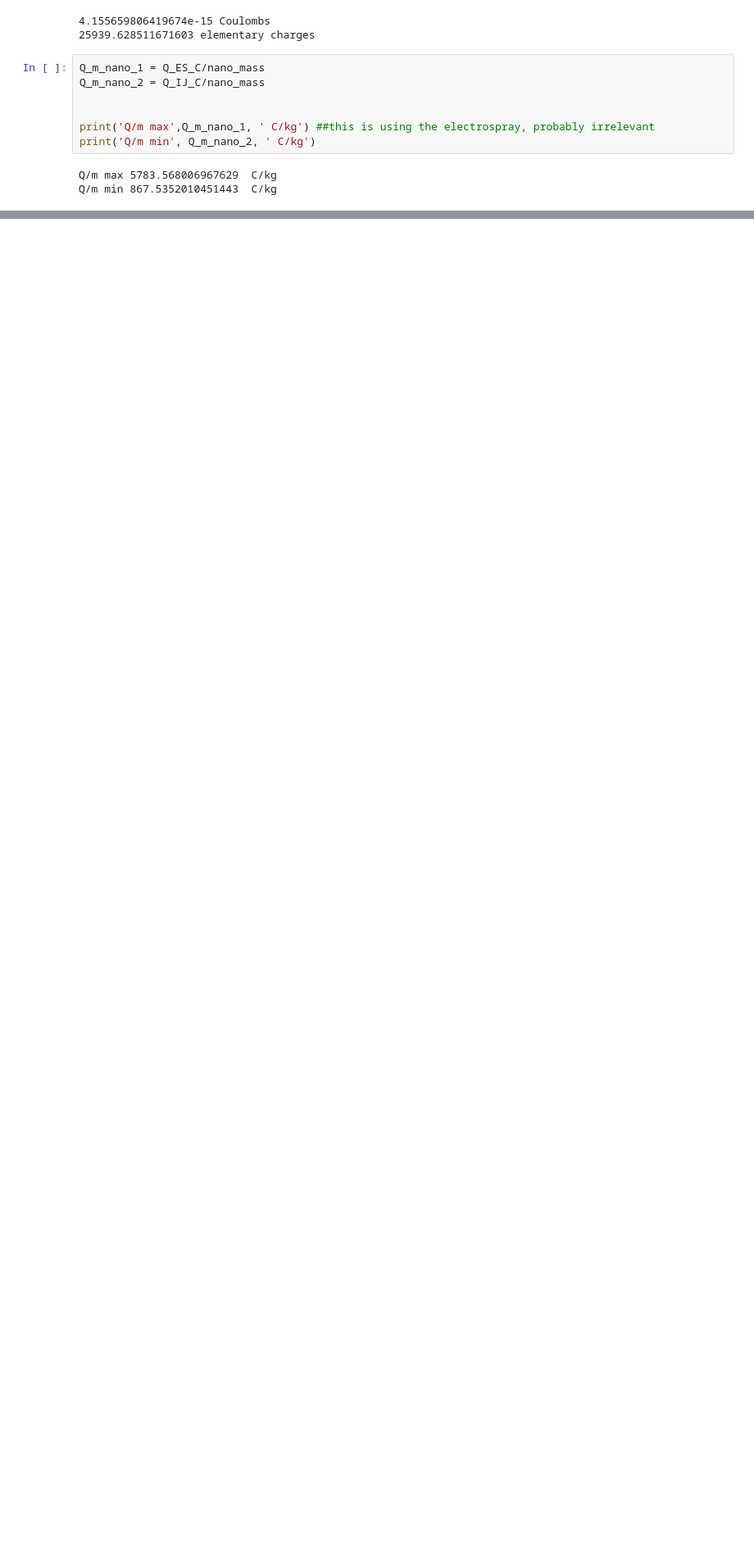
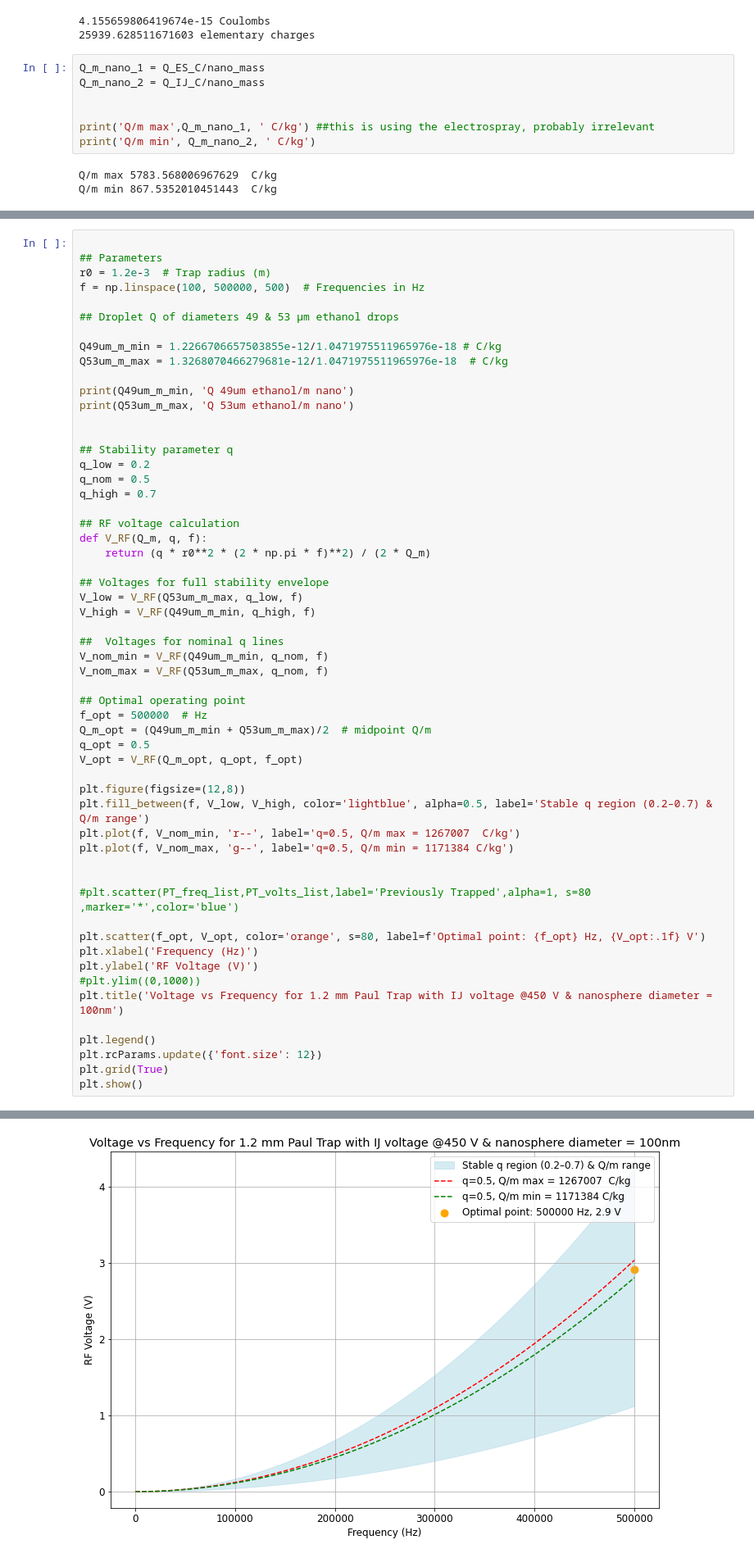
Before and after one commit to JBaeza-Rubio/Charge-to-mass-ratio-calculations, a Jupyter notebook: Charge to mass ratio for nanosphere.ipynb, the cells around one changed output, grey strips where cells are left out. Shown at 82% size. Saved outputs shown, nothing was run; the diff lists cells and outputs as text; blank space fills up the shorter version.

```diff
--- a/Charge to mass ratio for nanosphere.ipynb
+++ b/Charge to mass ratio for nanosphere.ipynb
@@ -220,0 +302,57 @@ plt.show()
+# %%
+
+## Parameters
+r0 = 1.2e-3  # Trap radius (m)
+f = np.linspace(100, 500000, 500)  # Frequencies in Hz
+
+## Droplet Q of diameters 49 & 53 µm ethanol drops
+
+Q49um_m_min = 1.2266706657503855e-12/1.0471975511965976e-18 # C/kg
+Q53um_m_max = 1.3268070466279681e-12/1.0471975511965976e-18  # C/kg
+
+print(Q49um_m_min, 'Q 49um ethanol/m nano')
+print(Q53um_m_max, 'Q 53um ethanol/m nano')
+
+
+## Stability parameter q
+q_low = 0.2
+q_nom = 0.5
+q_high = 0.7
+
+## RF voltage calculation
+def V_RF(Q_m, q, f):
+    return (q * r0**2 * (2 * np.pi * f)**2) / (2 * Q_m)
+
+## Voltages for full stability envelope
+V_low = V_RF(Q53um_m_max, q_low, f)
+V_high = V_RF(Q49um_m_min, q_high, f)
+
+##  Voltages for nominal q lines
+V_nom_min = V_RF(Q49um_m_min, q_nom, f)
+V_nom_max = V_RF(Q53um_m_max, q_nom, f)
+
+## Optimal operating point
+f_opt = 500000  # Hz
+Q_m_opt = (Q49um_m_min + Q53um_m_max)/2  # midpoint Q/m
+q_opt = 0.5
+V_opt = V_RF(Q_m_opt, q_opt, f_opt)
+
+plt.figure(figsize=(12,8))
+plt.fill_between(f, V_low, V_high, color='lightblue', alpha=0.5, label='Stable q region (0.2–0.7) & Q/m range')
+plt.plot(f, V_nom_min, 'r--', label='q=0.5, Q/m max = 1267007  C/kg')
+plt.plot(f, V_nom_max, 'g--', label='q=0.5, Q/m min = 1171384 C/kg')
+
+
+#plt.scatter(PT_freq_list,PT_volts_list,label='Previously Trapped',alpha=1, s=80 ,marker='*',color='blue')
+
+plt.scatter(f_opt, V_opt, color='orange', s=80, label=f'Optimal point: {f_opt} Hz, {V_opt:.1f} V')
+plt.xlabel('Frequency (Hz)')
+plt.ylabel('RF Voltage (V)')
+#plt.ylim((0,1000))
+plt.title('Voltage vs Frequency for 1.2 mm Paul Trap with IJ voltage @450 V & nanosphere diameter = 100nm')
+
+plt.legend()
+plt.rcParams.update({'font.size': 12})
+plt.grid(True)
+plt.show()
+# %% [output]
@@ -220,0 +361 @@ plt.show()
+[figure, added]
```
Also changed, not shown: parts of 24 cells of this notebook.
